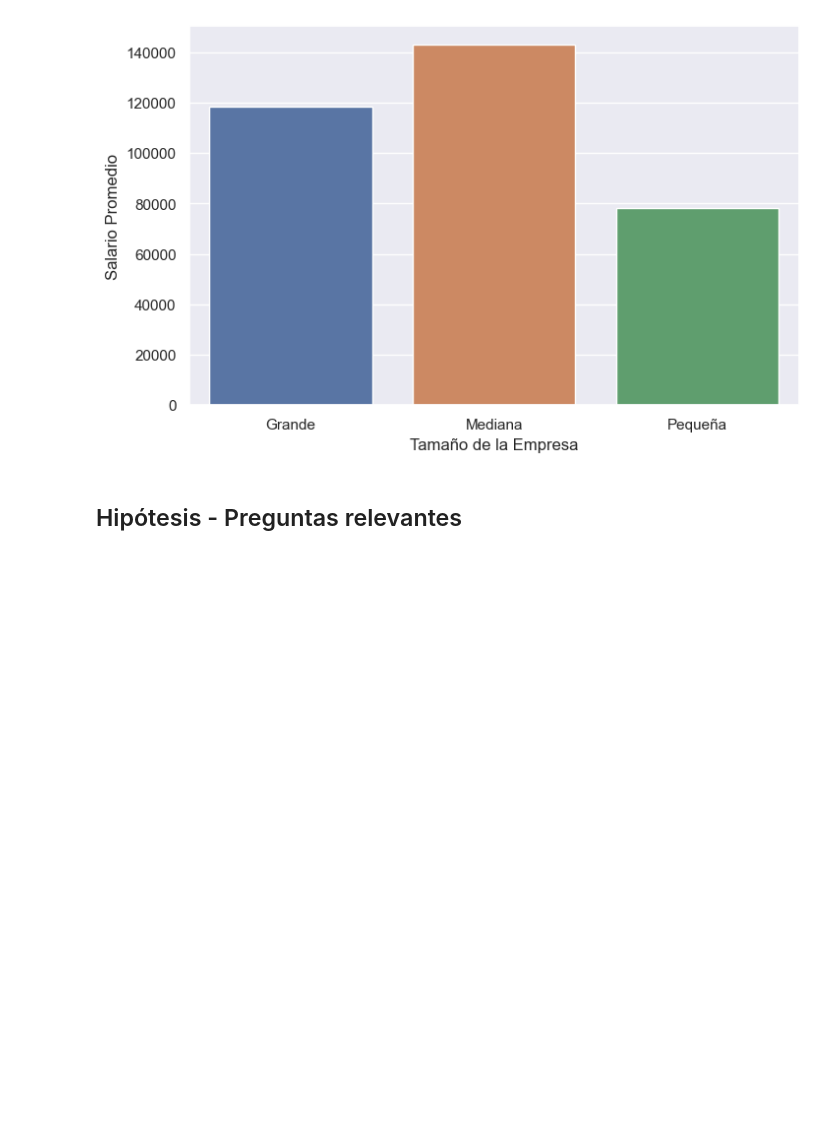
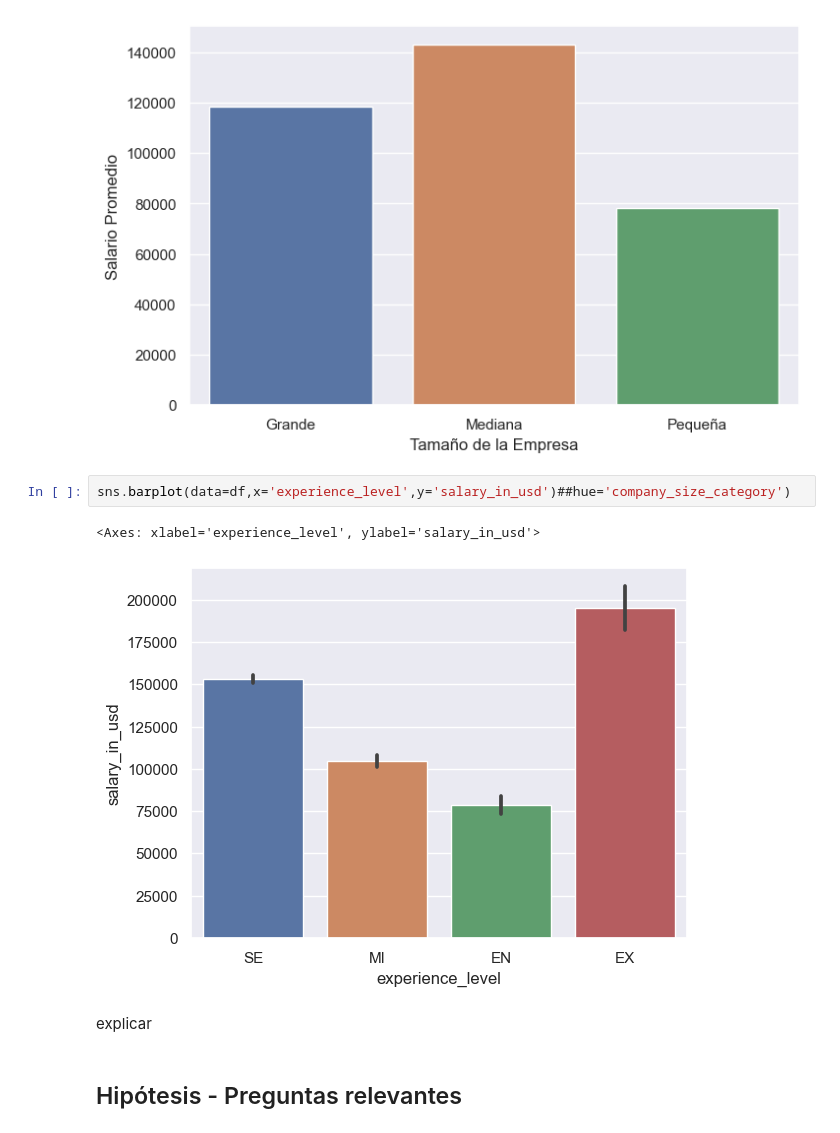
Before and after one commit to ruso439/jupiterNotebookDiego, a Jupyter notebook: notebooks/ProyectoDS_ParteI_Matcovich.ipynb, the cells around one changed output. Drawn from its saved outputs; the diff is of its cells as text; blank space fills up the shorter version.

```diff
--- a/notebooks/ProyectoDS_ParteI_Matcovich.ipynb
+++ b/notebooks/ProyectoDS_ParteI_Matcovich.ipynb
@@ -258,6 +272,13 @@ plt.ylabel('Salario Promedio')
 plt.show()
 # %% [output]
 [figure]
+# %%
+sns.barplot(data=df,x='experience_level',y='salary_in_usd')##hue='company_size_category')
+# %% [output]
+<Axes: xlabel='experience_level', ylabel='salary_in_usd'>
+[figure, added]
+# %% [markdown]
+explicar
 # %% [markdown]
 ## Hipótesis - Preguntas relevantes
 # %% [markdown]
```
Also changed, not shown: parts of 23 cells of this notebook, 2 other files.
